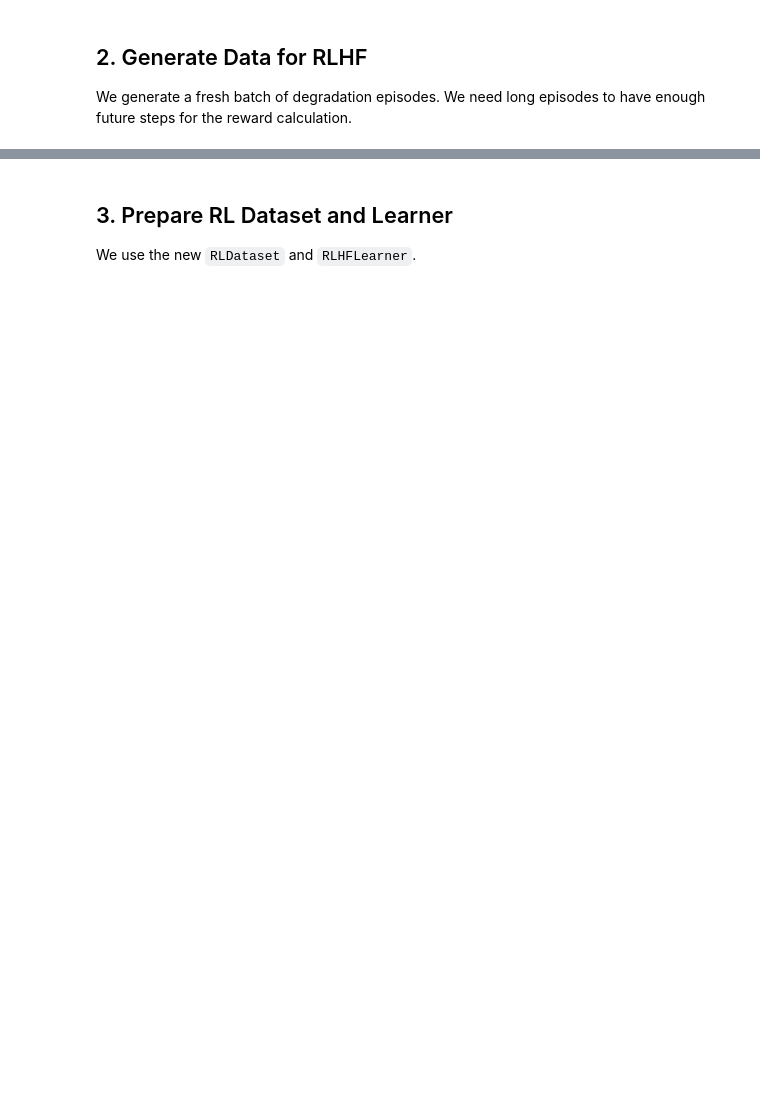
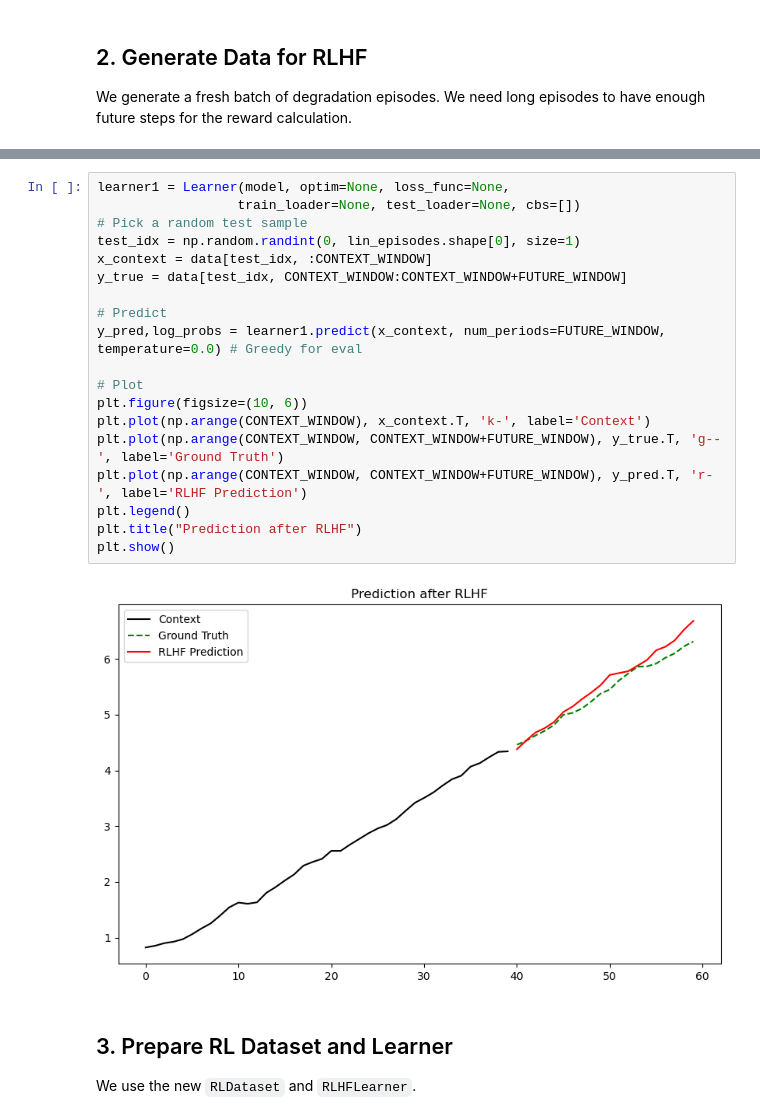
Before and after one commit to seyedasadzadeh/degradation-transformer, a Jupyter notebook: rlhf_training.ipynb, the cells around one changed output, grey strips where cells are left out. Drawn from its saved outputs; the diff is of its cells as text; blank space fills up the shorter version.

```diff
--- a/rlhf_training.ipynb
+++ b/rlhf_training.ipynb
@@ -87,3 +72,24 @@ data = lin_episodes
+# %%
+learner1 = Learner(model, optim=None, loss_func=None,
+                  train_loader=None, test_loader=None, cbs=[])
+# Pick a random test sample
+test_idx = np.random.randint(0, lin_episodes.shape[0], size=1)
+x_context = data[test_idx, :CONTEXT_WINDOW]
+y_true = data[test_idx, CONTEXT_WINDOW:CONTEXT_WINDOW+FUTURE_WINDOW]
+
+# Predict
+y_pred,log_probs = learner1.predict(x_context, num_periods=FUTURE_WINDOW, temperature=0.0) # Greedy for eval
+
+# Plot
+plt.figure(figsize=(10, 6))
+plt.plot(np.arange(CONTEXT_WINDOW), x_context.T, 'k-', label='Context')
+plt.plot(np.arange(CONTEXT_WINDOW, CONTEXT_WINDOW+FUTURE_WINDOW), y_true.T, 'g--', label='Ground Truth')
+plt.plot(np.arange(CONTEXT_WINDOW, CONTEXT_WINDOW+FUTURE_WINDOW), y_pred.T, 'r-', label='RLHF Prediction')
+plt.legend()
+plt.title("Prediction after RLHF")
+plt.show()
+# %% [output]
+[figure, added]
 # %% [markdown]
 ## 3. Prepare RL Dataset and Learner
 We use the new `RLDataset` and `RLHFLearner`.
```
Also changed, not shown: parts of 7 cells of this notebook, 4 other files.
